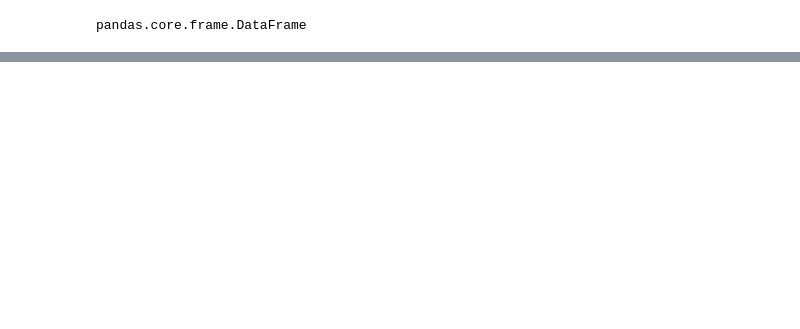
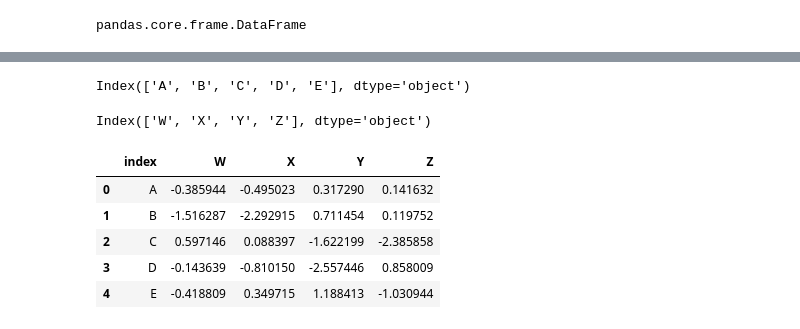
Before and after one commit to FilipePessoa30/SQL_Pandas, a Jupyter notebook: 2-series.ipynb, the cells around one changed output, grey strips where cells are left out. Cells and saved outputs as stored; diff of their text form; code cells hidden in the pictures; blank space fills up the shorter version.

```diff
--- a/2-series.ipynb
+++ b/2-series.ipynb
@@ -246,0 +247,8 @@ df[(df['Y']> 0 ) & (df['X'] > 0)]
+# %%
+df.index
+# %% [output]
+Index(['A', 'B', 'C', 'D', 'E'], dtype='object')
+# %%
+df.columns
+# %% [output]
+Index(['W', 'X', 'Y', 'Z'], dtype='object')
@@ -246,0 +258,9 @@ df[(df['Y']> 0 ) & (df['X'] > 0)]
+# %%
+df
+# %% [output]
+|  | index | W | X | Y | Z |
+| 0 | A | -0.385944 | -0.495023 | 0.317290 | 0.141632 |
+| 1 | B | -1.516287 | -2.292915 | 0.711454 | 0.119752 |
+| 2 | C | 0.597146 | 0.088397 | -1.622199 | -2.385858 |
+| 3 | D | -0.143639 | -0.810150 | -2.557446 | 0.858009 |
+| 4 | E | -0.418809 | 0.349715 | 1.188413 | -1.030944 |
```
Also changed, not shown: parts of 23 cells of this notebook, 1 other file.
